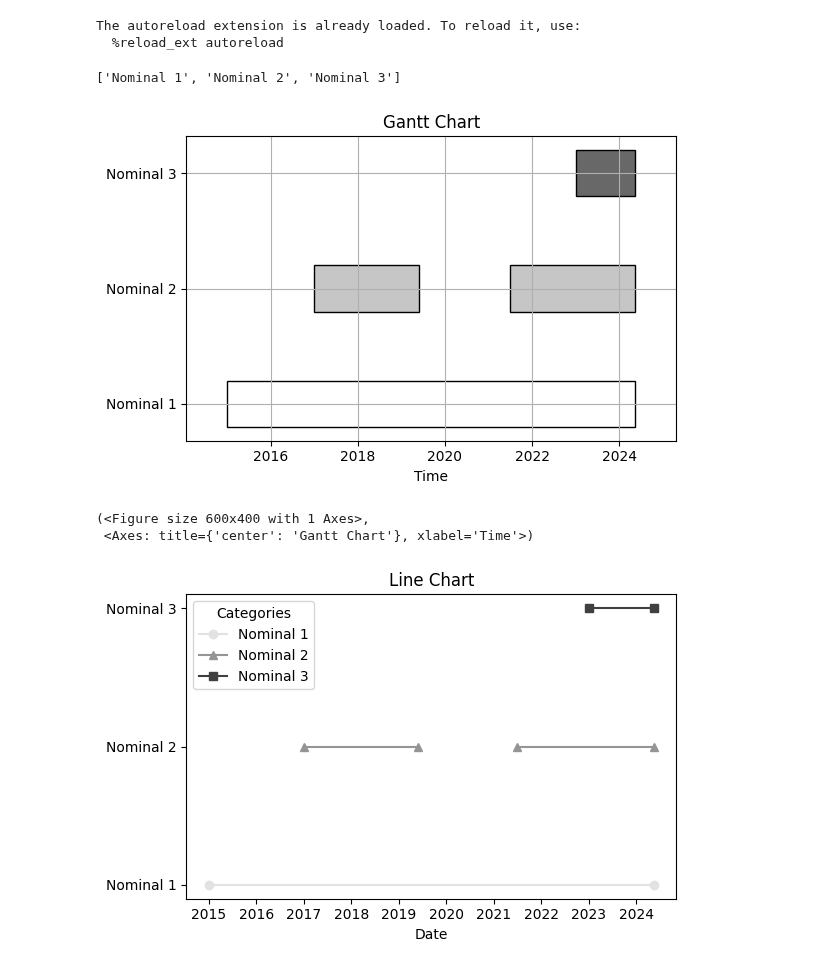
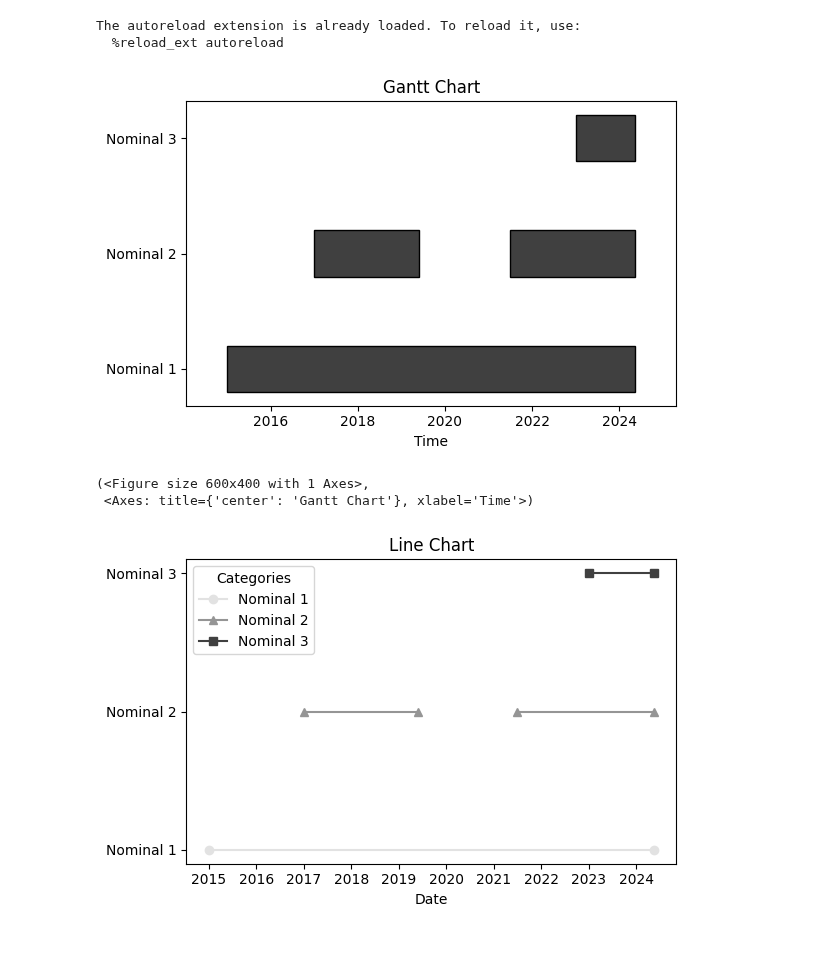
Before and after one commit to layik/dynairxvis, a Jupyter notebook: notebooks/get_started.ipynb, the cells around one changed output. Saved outputs shown, nothing was run; the diff lists cells and outputs as text; code cells hidden in the pictures.

```diff
--- a/notebooks/get_started.ipynb
+++ b/notebooks/get_started.ipynb
@@ -16,12 +16,11 @@ tasks = [
 ]
 start_col, end_col = zip(*tasks)
 # %%
-plot.gantt(categories,start_col, end_col)
+plot.gantt(categories,start_col, end_col, bar_colors=[2,4,8,6])
 # %% [output]
+[figure, new version]
-['Nominal 1', 'Nominal 2', 'Nominal 3']
+(<Figure size 600x400 with 1 Axes>,
+ <Axes: title={'center': 'Gantt Chart'}, xlabel='Time'>)
-[figure, old version]
-(<Figure size 600x400 with 1 Axes>,
- <Axes: title={'center': 'Gantt Chart'}, xlabel='Time'>)
 # %%
 from dynairxvis.time import line
 line(categories, start_dates=start_col, end_dates=end_col)
```
Also changed, not shown: parts of 3 cells of this notebook, 2 other files.
